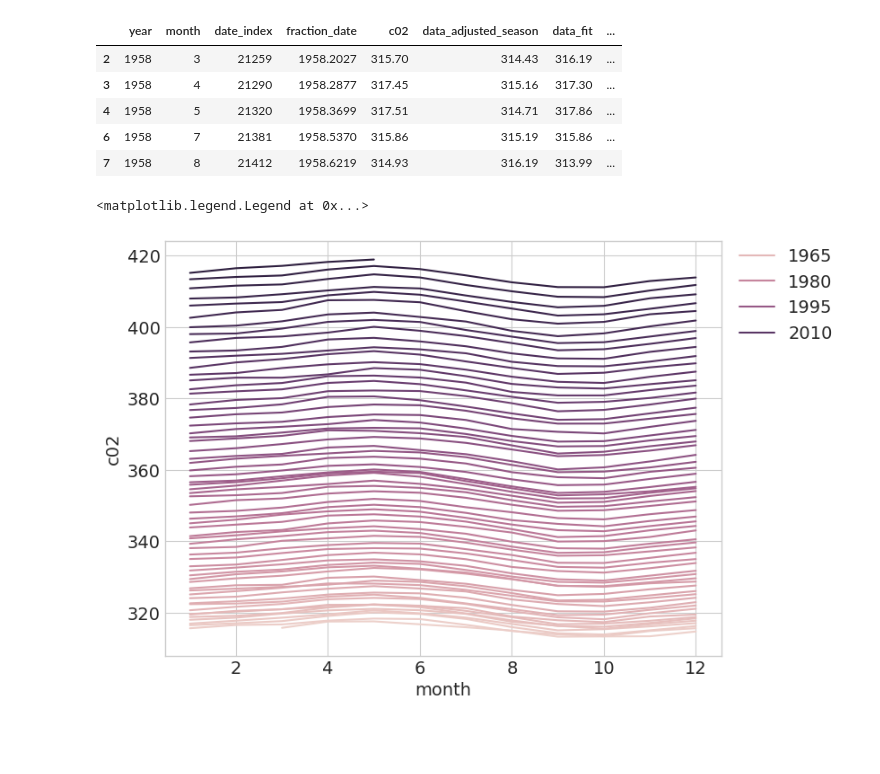
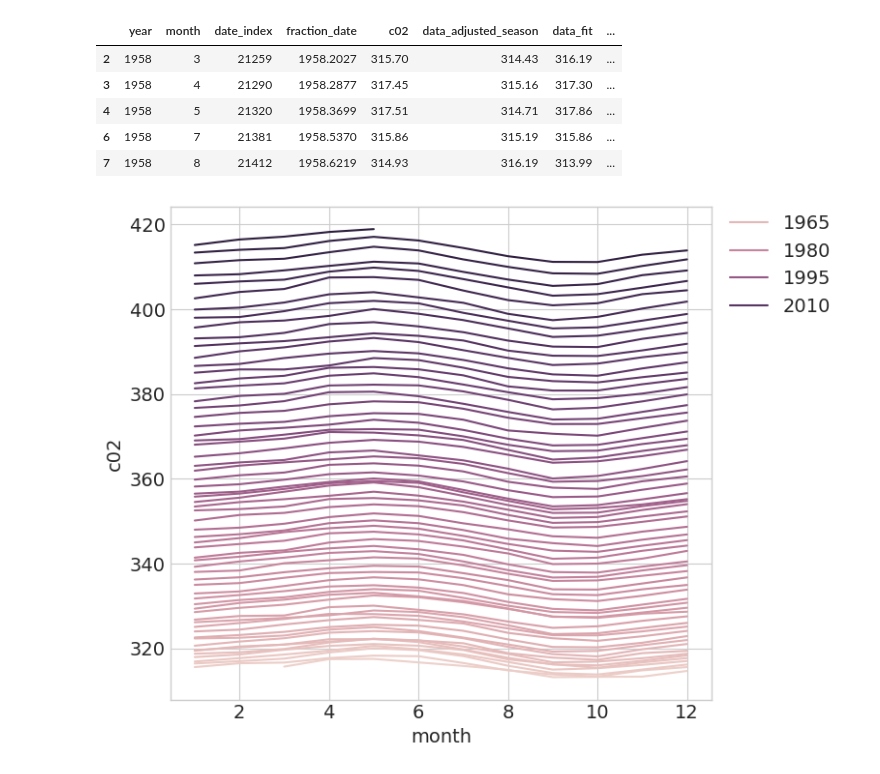
Before and after one commit to UCB-stat-159-s23/hw03-group23, a Jupyter notebook: climate-Q1.ipynb, the cells around one changed output. Cells and saved outputs as stored; diff of their text form; code cells hidden in the pictures; blank space fills up the shorter version.

Commit message:
add figure 1 and 2 to outputs

```diff
--- a/climate-Q1.ipynb
+++ b/climate-Q1.ipynb
@@ -30,6 +30,7 @@ data.head()
 # %%
 sns.lineplot(data=data, x = 'month', y = 'c02', hue = 'year')
 plt.legend(bbox_to_anchor=(1.02, 1), loc='upper left', borderaxespad=0)
+plt.tight_layout()
+plt.savefig('outputs/climate-Q1.png')
 # %% [output]
-<matplotlib.legend.Legend at 0x...>
-[figure, old version]
+[figure, new version]
```
Also changed, not shown: 5 other files.
